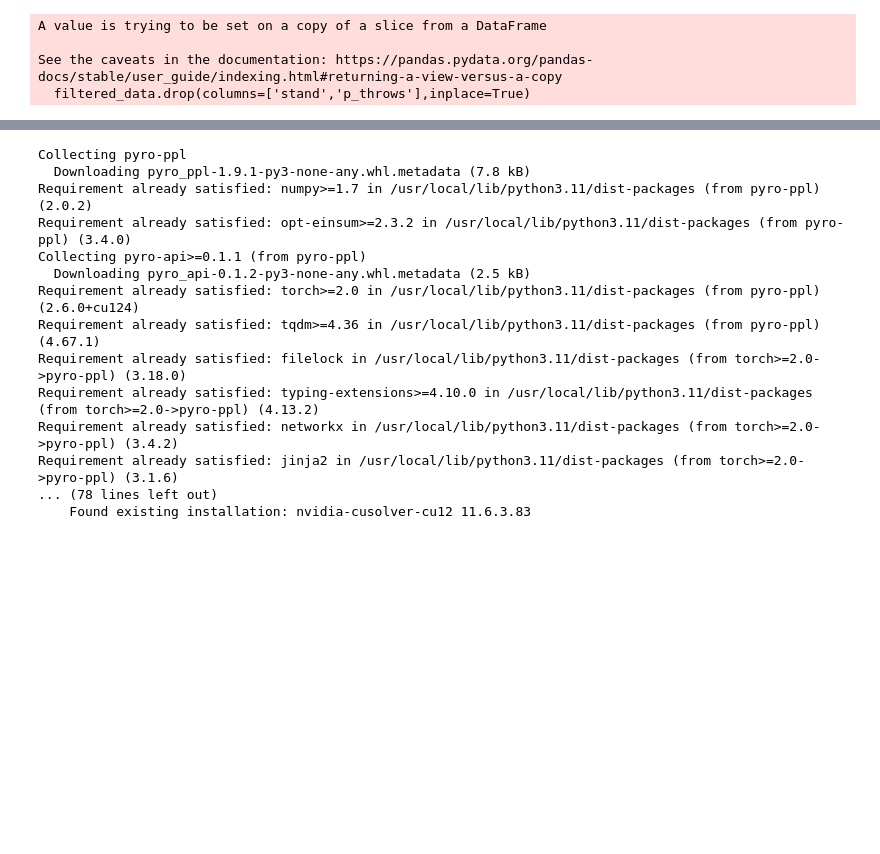
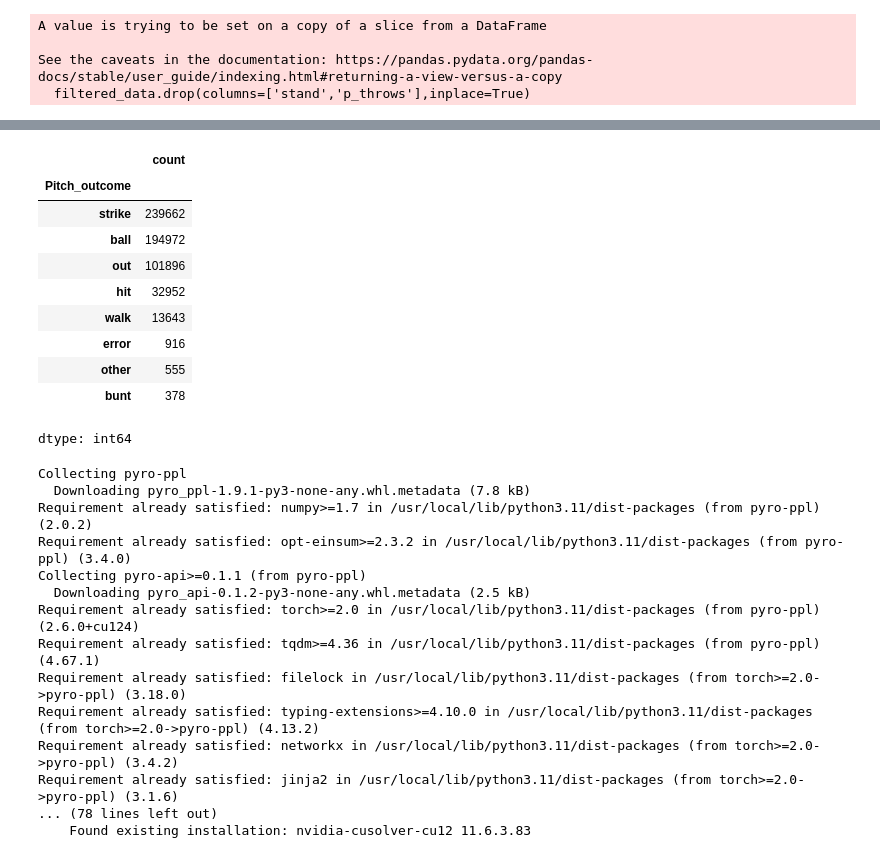
Before and after one commit to baseballtrout/BaseballAgent, a Jupyter notebook: Baseball_pitching_agent.ipynb, the cells around one changed output, grey strips where cells are left out. Cells and saved outputs as stored; diff of their text form; code cells hidden in the pictures; blank space fills up the shorter version.

```diff
--- a/Baseball_pitching_agent.ipynb
+++ b/Baseball_pitching_agent.ipynb
@@ -435,3 +472,17 @@ categorical_cols = ['pitch_type','outs_when_up','balls','strikes']
+# %%
+y.value_counts()
+# %% [output]
+|  | count |
+| Pitch_outcome |  |
+| strike | 239662 |
+| ball | 194972 |
+| out | 101896 |
+| hit | 32952 |
+| walk | 13643 |
+| error | 916 |
+| other | 555 |
+| bunt | 378 |
+dtype: int64
 # %%
 !pip install pyro-ppl
 # %% [output]
```
Also changed, not shown: parts of 37 cells of this notebook.
